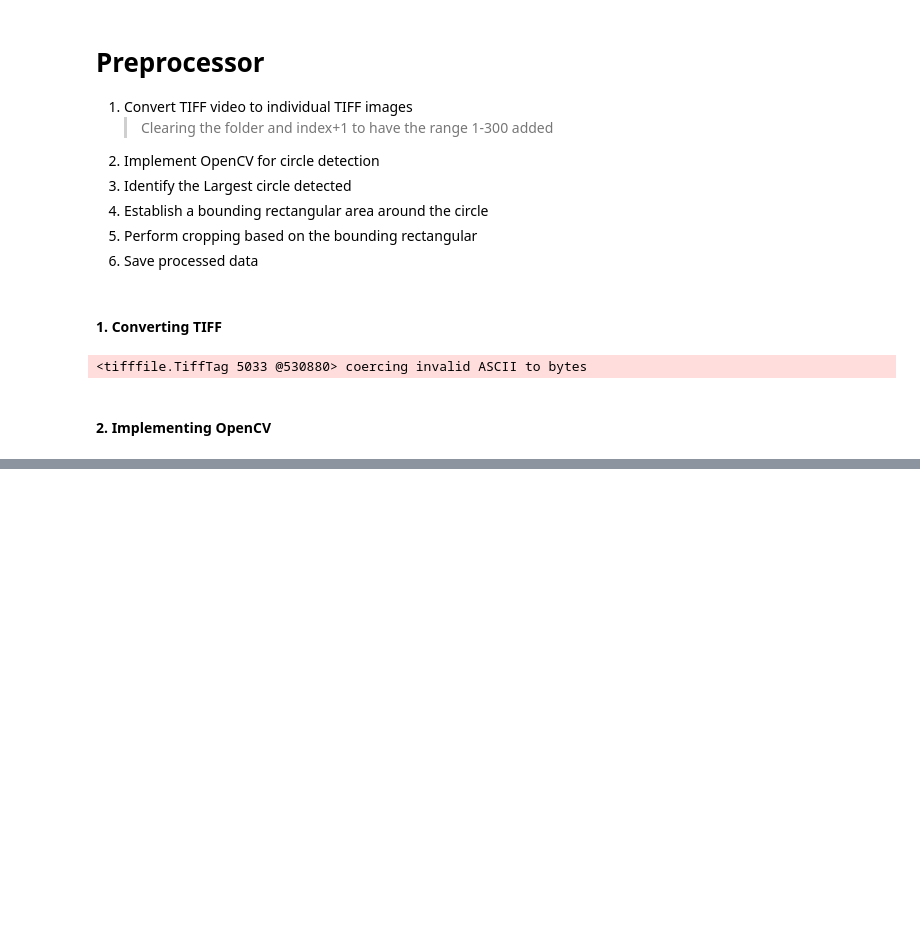
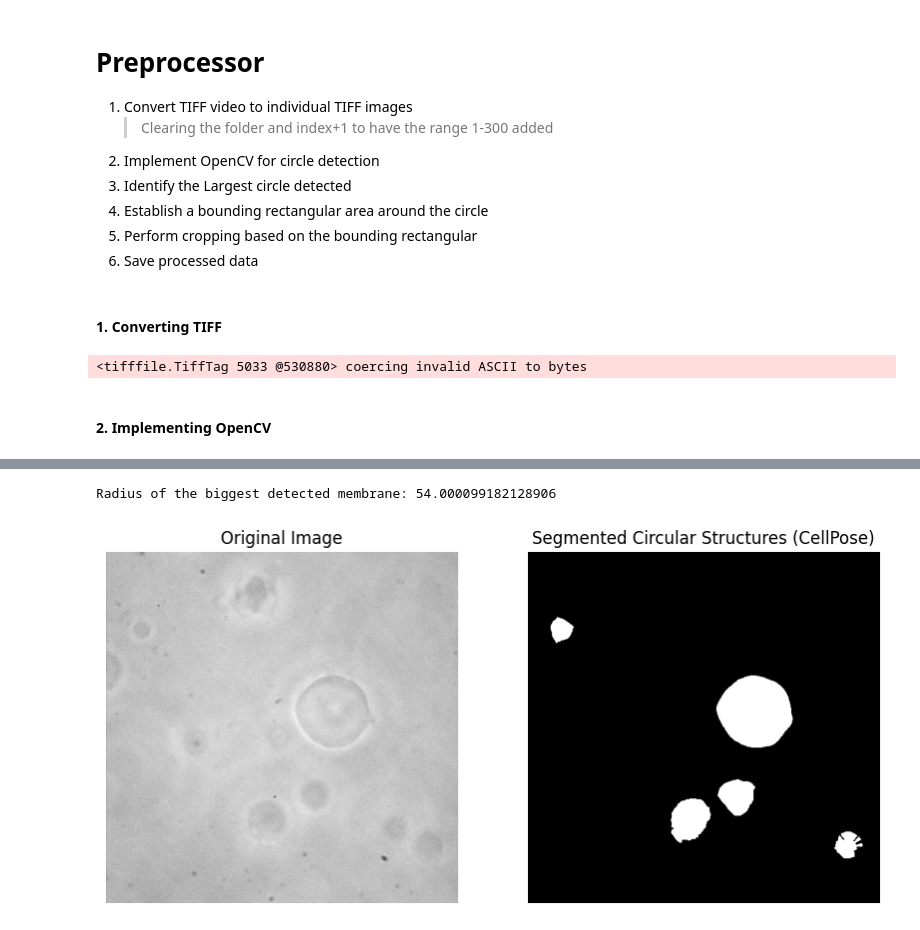
Before and after one commit to LocrianBird/GPMV-processor, a Jupyter notebook: Preprocessor.ipynb, the cells around one changed output, grey strips where cells are left out. Drawn from its saved outputs; the diff is of its cells as text; code cells hidden in the pictures; blank space fills up the shorter version.

```diff
--- a/Preprocessor.ipynb
+++ b/Preprocessor.ipynb
@@ -86,0 +179,50 @@ ModuleNotFoundError: No module named 'skimage'
+# %%
+import cv2
+from cellpose import models
+import numpy as np
+import matplotlib.pyplot as plt
+
+image_path = 'C:/Users/mkana/Desktop/GPMV/GPMV_new/SingleTiffs/1.tif'
+image = cv2.imread(image_path, cv2.IMREAD_UNCHANGED)
+
+# Contrast stretching
+def contrast_stretching(image):
+    min_val = np.min(image)
+    max_val = np.max(image)
+    stretched_image = ((image - min_val) / (max_val - min_val)) * 255
+    return stretched_image.astype(np.uint8)
+
+# Initialize CellPose model
+model = models.Cellpose(gpu=True, model_type='cyto')
+
+# Segment membranes
+masks, flows, styles, diams = model.eval(image, diameter=None, channels=[0, 0])
+
+# Convert masks to uint16 format
+masks_uint16 = masks.astype(np.uint16) * 65535
+
+
+max_radius = 0
+for mask in masks:
+    contours, _ = cv2.findContours(mask.astype(np.uint8), cv2.RETR_EXTERNAL, cv2.CHAIN_APPROX_SIMPLE)
+    for contour in contours:
+        (x, y), radius = cv2.minEnclosingCircle(contour)
+        max_radius = max(max_radius, radius)
+
+print("Radius of the biggest detected membrane:", max_radius)
+
+# Display the segmented membranes
+plt.figure(figsize=(10, 5))
+plt.subplot(1, 2, 1)
+plt.imshow(image, cmap='gray')
+plt.title('Original Image')
+plt.axis('off')
+
+plt.subplot(1, 2, 2)
+plt.imshow(masks_uint16, cmap='gray')
+plt.title('Segmented Circular Structures (CellPose)')
+plt.axis('off')
+plt.show()
+# %% [output]
+Radius of the biggest detected membrane: 54.000099182128906
+[figure, added]
```
Also changed, not shown: parts of 6 cells of this notebook.
